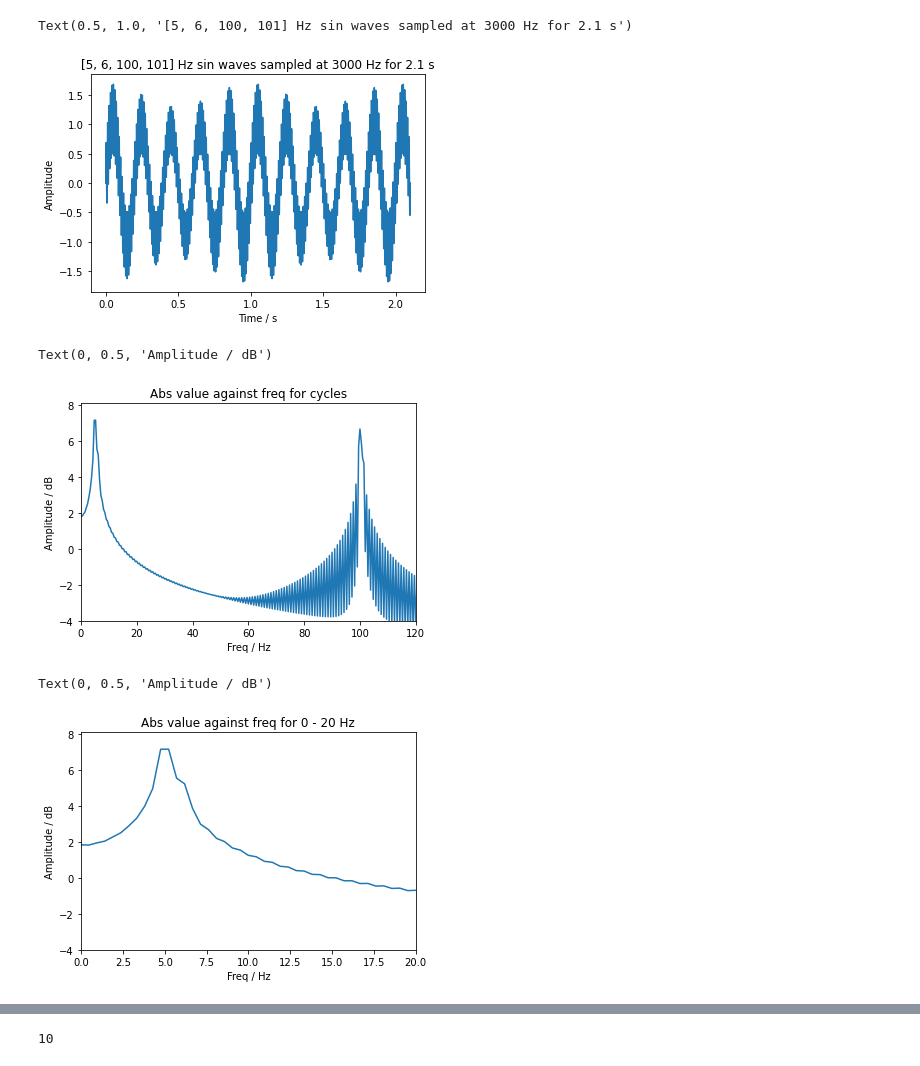
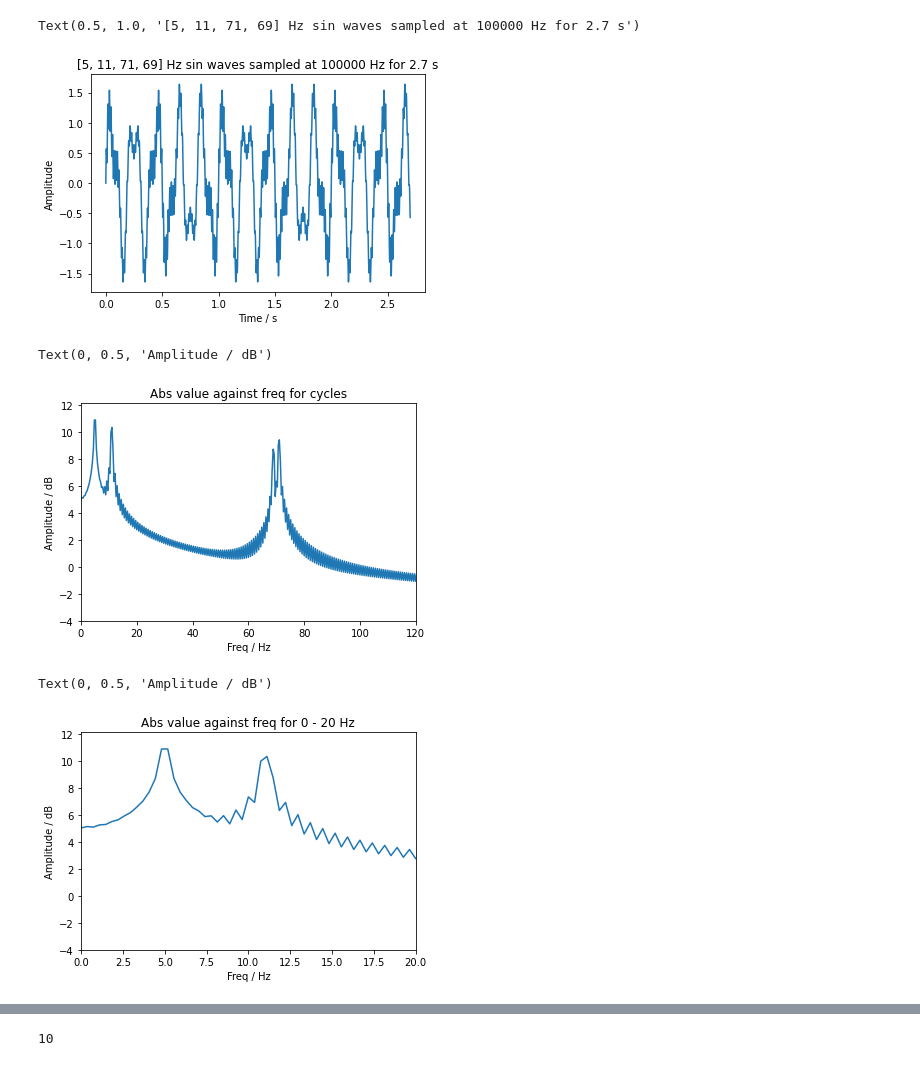
Before and after one commit to Guppy16/Windowing, a Jupyter notebook: sum_sin.ipynb, the cells around one changed output, grey strips where cells are left out. Drawn from its saved outputs; the diff is of its cells as text; code cells hidden in the pictures.

```diff
--- a/sum_sin.ipynb
+++ b/sum_sin.ipynb
@@ -5,20 +5,20 @@ import matplotlib.pyplot as plt
 # %%
 # Create a sine wave with multiple freq from 0 to 2 s
 
-stopTime = 2.1
-sampleFreq = 3000 # Hz
+stopTime = 2.7
+sampleFreq = 100000 # Hz
 t = np.linspace(0, stopTime, int(stopTime * sampleFreq))
-waveFreqs = [5,6,100,101]
-waveAmps = [1,0.1,0.5,0.1]
+waveFreqs = [5,11, 71, 69]
+waveAmps = [1,0.5,0.2,0.1]
 wave = np.sum([A * np.sin(2*np.pi*f*t) for f, A in zip(waveFreqs, waveAmps)], axis=0)
 
 plt.plot(t, wave)
 plt.xlabel("Time / s")
 plt.ylabel("Amplitude")
 plt.title(f"{waveFreqs} Hz sin waves sampled at {sampleFreq} Hz for {stopTime} s")
 # %% [output]
-Text(0.5, 1.0, '[5, 6, 100, 101] Hz sin waves sampled at 3000 Hz for 2.1 s')
+Text(0.5, 1.0, '[5, 11, 71, 69] Hz sin waves sampled at 100000 Hz for 2.7 s')
-[figure, old version]
+[figure, new version]
 # %%
 # Choose a window function from Numpy
 # bartlett, blackman, hamming, hanning, kaiser
@@ -54,7 +54,7 @@ plt.xlabel("Freq / Hz")
 plt.ylabel("Amplitude / dB")
 # %% [output]
 Text(0, 0.5, 'Amplitude / dB')
-[figure, old version]
+[figure, new version]
 # %%
 # Plot close to the first few freq
 plt.plot(freqBins, np.log(sp))
@@ -65,7 +65,7 @@ plt.xlabel("Freq / Hz")
 plt.ylabel("Amplitude / dB")
 # %% [output]
 Text(0, 0.5, 'Amplitude / dB')
-[figure, old version]
+[figure, new version]
 # %%
 # Plot close to the first few freq
 plt.plot(freqBins, np.log(sp))
```
Also changed, not shown: parts of 3 cells of this notebook, 2 other files.
